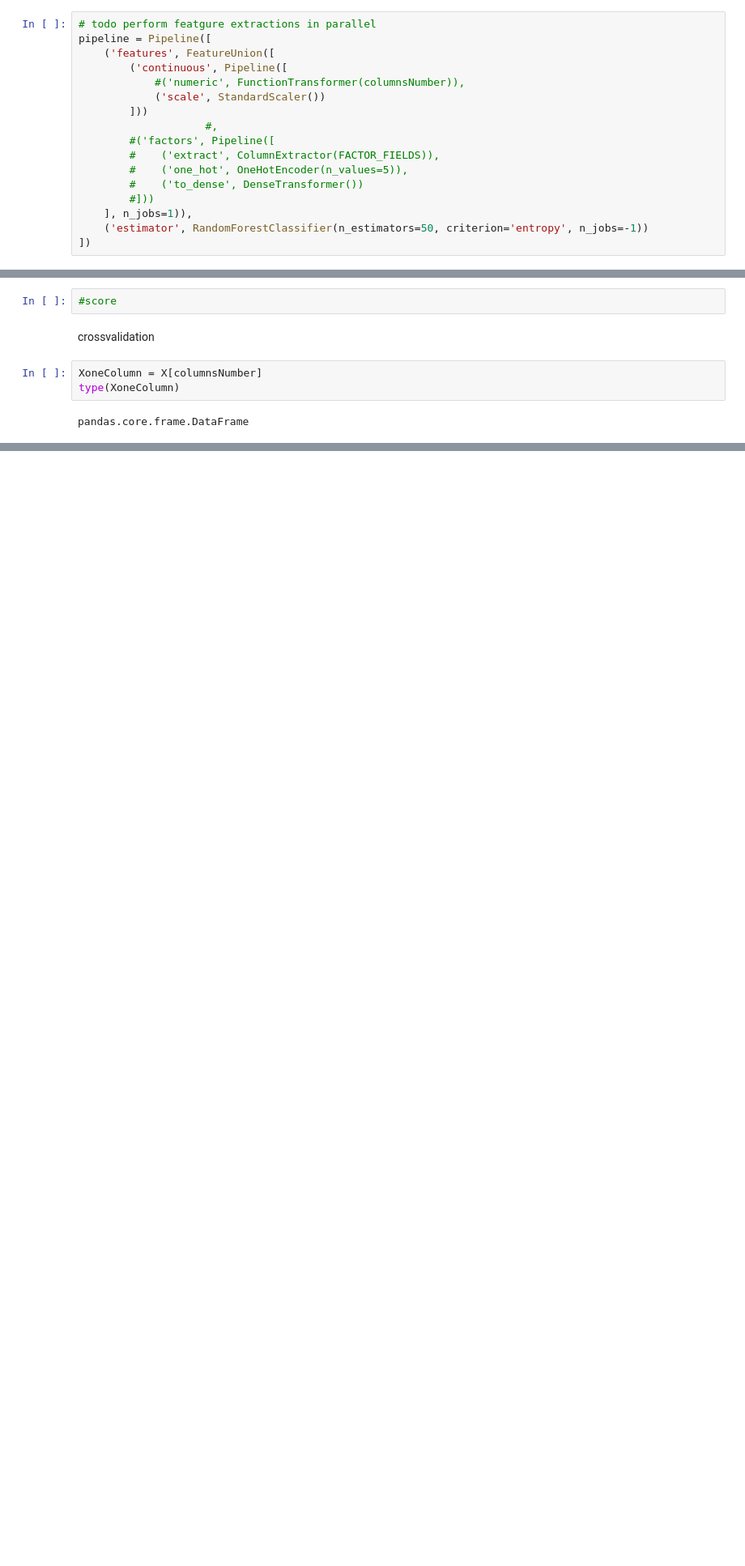
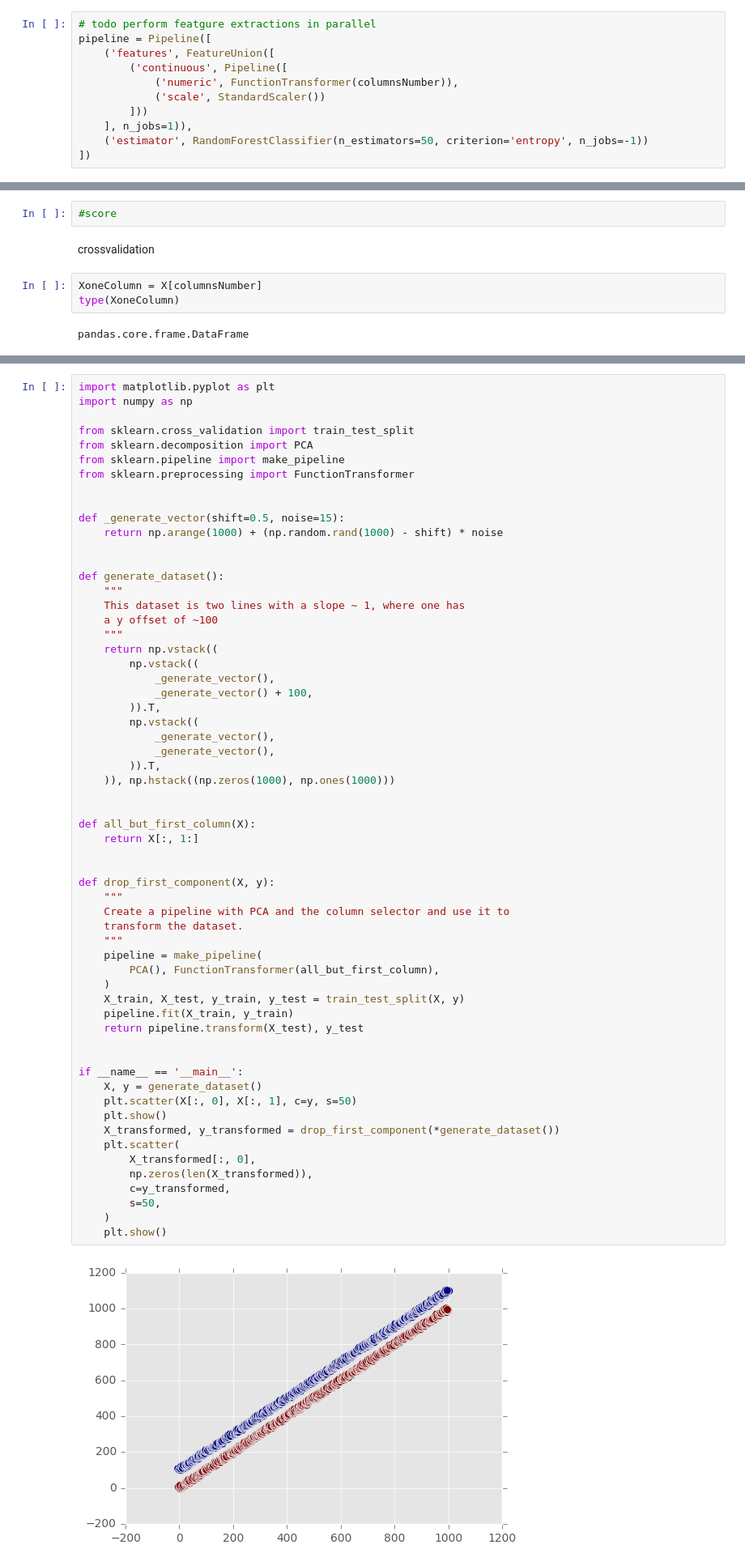
Before and after one commit to geoHeil/pythonQuestions, a Jupyter notebook: pipeline01.ipynb, the cells around one changed output, grey strips where cells are left out. Shown: that part at 81% size. Cells and saved outputs as stored; diff of their text form; blank space fills up the shorter version.

```diff
--- a/pipeline01.ipynb
+++ b/pipeline01.ipynb
@@ -82,15 +79,9 @@ columnsFactor = ['categorical']
 pipeline = Pipeline([
     ('features', FeatureUnion([
         ('continuous', Pipeline([
-            #('numeric', FunctionTransformer(columnsNumber)),
+            ('numeric', FunctionTransformer(columnsNumber)),
             ('scale', StandardScaler())
         ]))
-                    #,
-        #('factors', Pipeline([
-        #    ('extract', ColumnExtractor(FACTOR_FIELDS)),
-        #    ('one_hot', OneHotEncoder(n_values=5)),
-        #    ('to_dense', DenseTransformer())
-        #]))
     ], n_jobs=1)),
     ('estimator', RandomForestClassifier(n_estimators=50, criterion='entropy', n_jobs=-1))
 ])
@@ -175,0 +163,62 @@ no hard scoring, use probabilities and calibration https://jmetzen.github.io/201
+# %%
+import matplotlib.pyplot as plt
+import numpy as np
+
+from sklearn.cross_validation import train_test_split
+from sklearn.decomposition import PCA
+from sklearn.pipeline import make_pipeline
+from sklearn.preprocessing import FunctionTransformer
+
+
+def _generate_vector(shift=0.5, noise=15):
+    return np.arange(1000) + (np.random.rand(1000) - shift) * noise
+
+
+def generate_dataset():
+    """
+    This dataset is two lines with a slope ~ 1, where one has
+    a y offset of ~100
+    """
+    return np.vstack((
+        np.vstack((
+            _generate_vector(),
+            _generate_vector() + 100,
+        )).T,
+        np.vstack((
+            _generate_vector(),
+            _generate_vector(),
+        )).T,
+    )), np.hstack((np.zeros(1000), np.ones(1000)))
+
+
+def all_but_first_column(X):
+    return X[:, 1:]
+
+
+def drop_first_component(X, y):
+    """
+    Create a pipeline with PCA and the column selector and use it to
+    transform the dataset.
+    """
+    pipeline = make_pipeline(
+        PCA(), FunctionTransformer(all_but_first_column),
+    )
+    X_train, X_test, y_train, y_test = train_test_split(X, y)
+    pipeline.fit(X_train, y_train)
+    return pipeline.transform(X_test), y_test
+
+
+if __name__ == '__main__':
+    X, y = generate_dataset()
+    plt.scatter(X[:, 0], X[:, 1], c=y, s=50)
+    plt.show()
+    X_transformed, y_transformed = drop_first_component(*generate_dataset())
+    plt.scatter(
+        X_transformed[:, 0],
+        np.zeros(len(X_transformed)),
+        c=y_transformed,
+        s=50,
+    )
+    plt.show()
+# %% [output]
+[figure, added]
```
Also changed, not shown: parts of 11 cells of this notebook.
